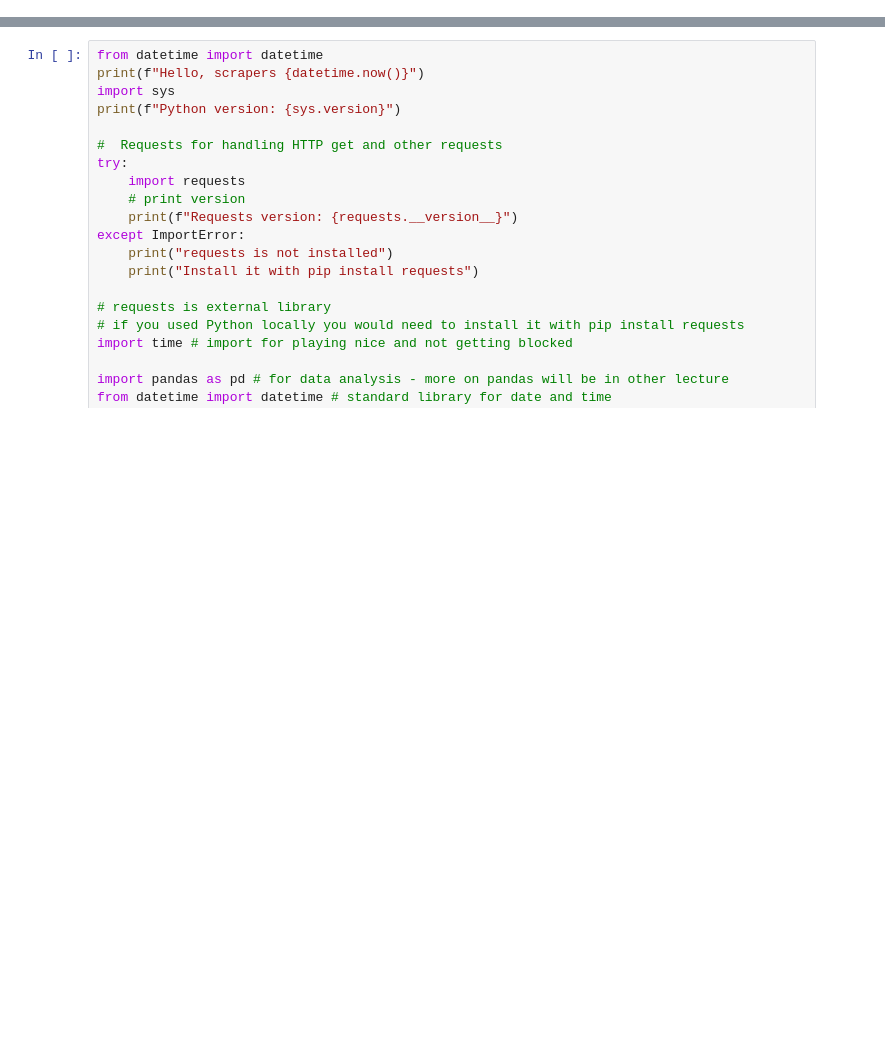
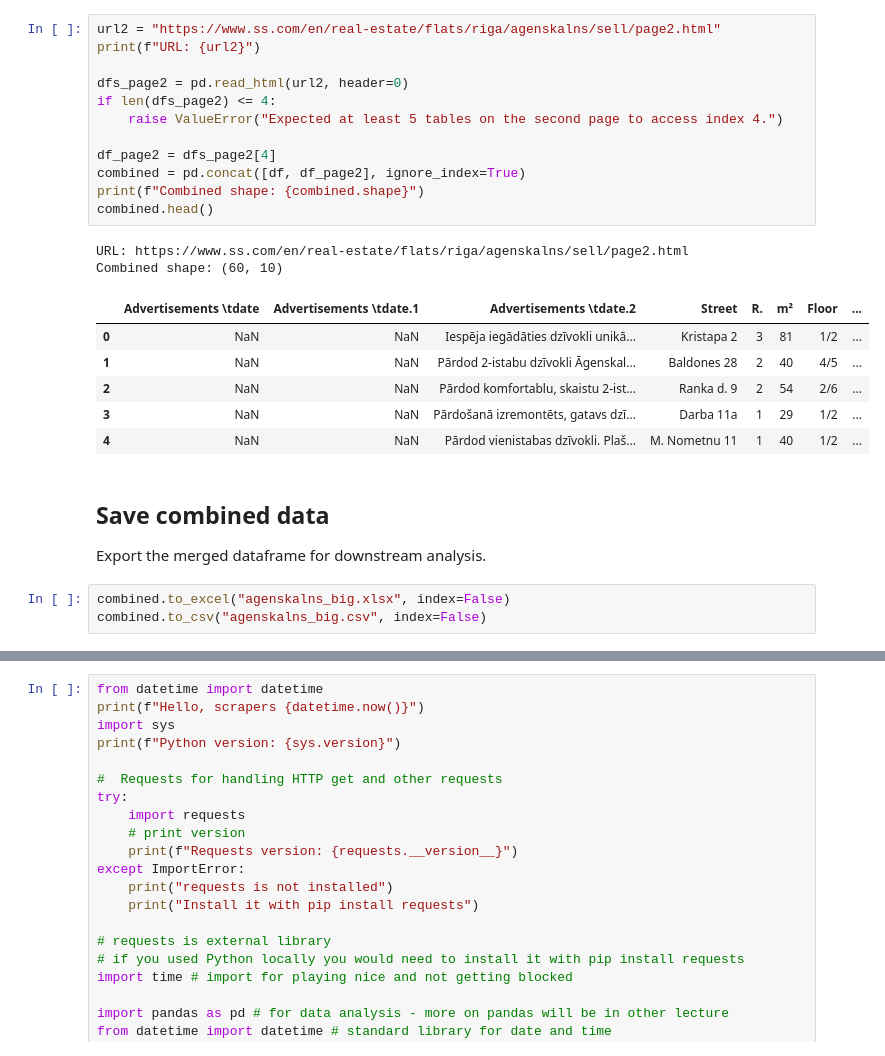
Before and after one commit to ValRCS/RTU_Automating_Tasks_With_Python, a Jupyter notebook: src/topic_6_web_scraping_requests_beautiful_soup/Web_Scraping_Apartments.ipynb, the cells around one changed output, grey strips where cells are left out. Cells and saved outputs as stored; diff of their text form; blank space fills up the shorter version.

Commit message:
Merged Web Scraping with Pandas with Requests

```diff
--- a/src/topic_6_web_scraping_requests_beautiful_soup/Web_Scraping_Apartments.ipynb
+++ b/src/topic_6_web_scraping_requests_beautiful_soup/Web_Scraping_Apartments.ipynb
@@ -0,0 +100,27 @@
+# %%
+url2 = "https://www.ss.com/en/real-estate/flats/riga/agenskalns/sell/page2.html"
+print(f"URL: {url2}")
+
+dfs_page2 = pd.read_html(url2, header=0)
+if len(dfs_page2) <= 4:
+    raise ValueError("Expected at least 5 tables on the second page to access index 4.")
+
+df_page2 = dfs_page2[4]
+combined = pd.concat([df, df_page2], ignore_index=True)
+print(f"Combined shape: {combined.shape}")
+combined.head()
+# %% [output]
+URL: https://www.ss.com/en/real-estate/flats/riga/agenskalns/sell/page2.html
+Combined shape: (60, 10)
+|  | Advertisements \tdate | Advertisements \tdate.1 | Advertisements \tdate.2 | Street | R. | m² | Floor | ... |
+| 0 | NaN | NaN | Iespēja iegādāties dzīvokli unikā... | Kristapa 2 | 3 | 81 | 1/2 | ... |
+| 1 | NaN | NaN | Pārdod 2-istabu dzīvokli Āgenskal... | Baldones 28 | 2 | 40 | 4/5 | ... |
+| 2 | NaN | NaN | Pārdod komfortablu, skaistu 2-ist... | Ranka d. 9 | 2 | 54 | 2/6 | ... |
+| 3 | NaN | NaN | Pārdošanā izremontēts, gatavs dzī... | Darba 11a | 1 | 29 | 1/2 | ... |
+| 4 | NaN | NaN | Pārdod vienistabas dzīvokli. Plaš... | M. Nometnu 11 | 1 | 40 | 1/2 | ... |
+# %% [markdown]
+## Save combined data
+Export the merged dataframe for downstream analysis.
+# %%
+combined.to_excel("agenskalns_big.xlsx", index=False)
+combined.to_csv("agenskalns_big.csv", index=False)
```
Also changed, not shown: parts of 15 cells of this notebook.
